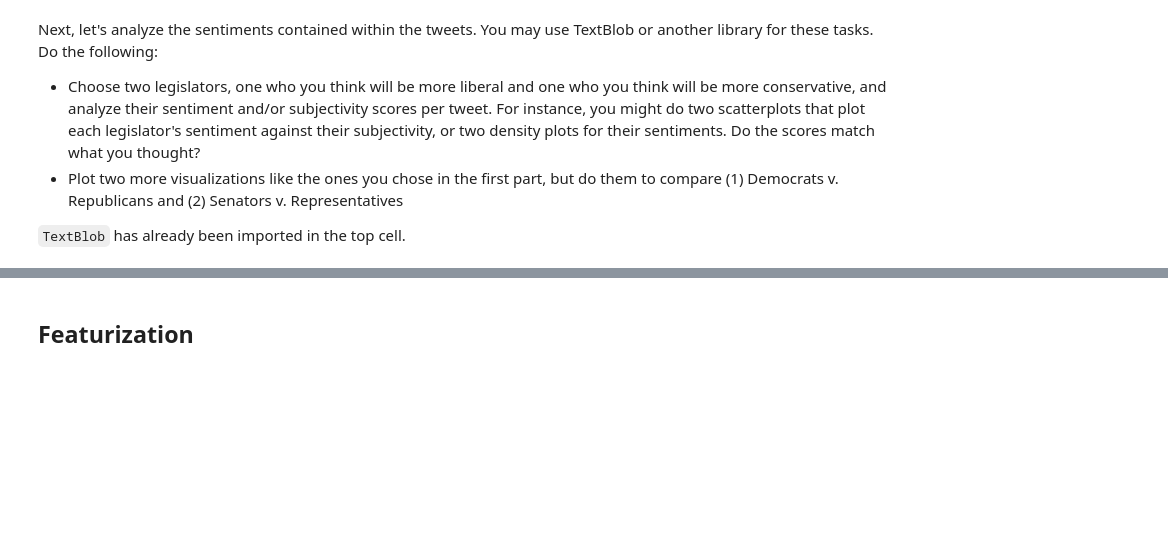
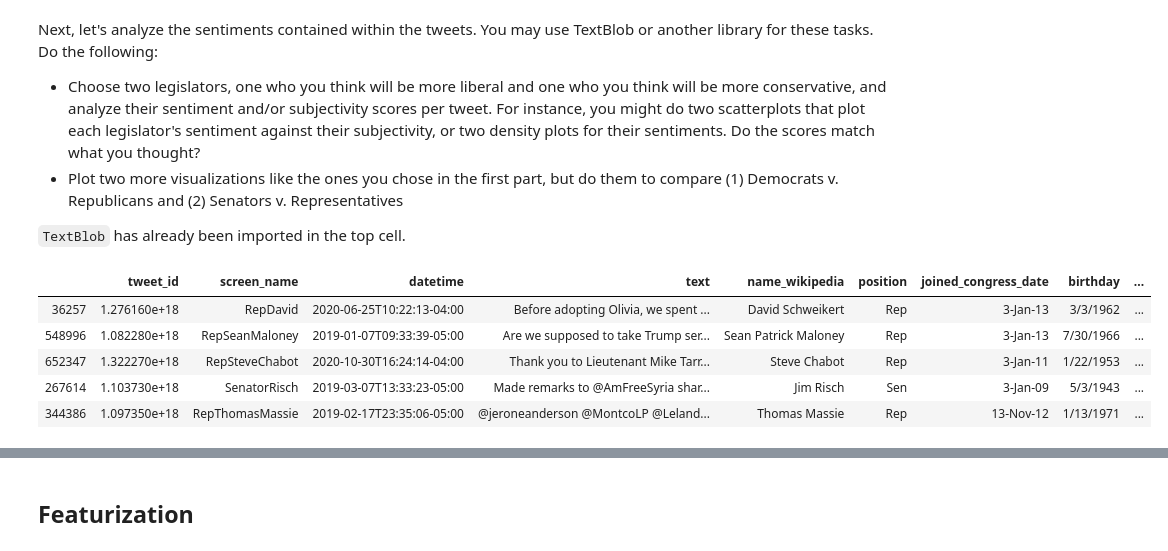
Before and after one commit to paulbsalamanca/CSS-Project-5-Team-6-Spring-2021, a Jupyter notebook: Project 5 Student.ipynb, the cells around one changed output, grey strips where cells are left out. Drawn from its saved outputs; the diff is of its cells as text; code cells hidden in the pictures; blank space fills up the shorter version.

```diff
--- a/Project 5 Student.ipynb
+++ b/Project 5 Student.ipynb
@@ -398,3 +396,14 @@ Next, let's analyze the sentiments contained within the tweets. You may use Text
 * Plot two more visualizations like the ones you chose in the first part, but do them to compare (1) Democrats v. Republicans and (2) Senators v. Representatives
 
 `TextBlob` has already been imported in the top cell.
+# %%
+congress_tweets['tokens'] = congress_tweets['tokens'].map(lambda text: ' '.join(text))
+congress_tweets['polarity'] = congress_tweets['tokens'].map(lambda text: TextBlob(text).sentiment.polarity)
+congress_tweets.head()
+# %% [output]
+|  | tweet_id | screen_name | datetime | text | name_wikipedia | position | joined_congress_date | birthday | ... |
+| 36257 | 1.276160e+18 | RepDavid | 2020-06-25T10:22:13-04:00 | Before adopting Olivia, we spent ... | David Schweikert | Rep | 3-Jan-13 | 3/3/1962 | ... |
+| 548996 | 1.082280e+18 | RepSeanMaloney | 2019-01-07T09:33:39-05:00 | Are we supposed to take Trump ser... | Sean Patrick Maloney | Rep | 3-Jan-13 | 7/30/1966 | ... |
+| 652347 | 1.322270e+18 | RepSteveChabot | 2020-10-30T16:24:14-04:00 | Thank you to Lieutenant Mike Tarr... | Steve Chabot | Rep | 3-Jan-11 | 1/22/1953 | ... |
+| 267614 | 1.103730e+18 | SenatorRisch | 2019-03-07T13:33:23-05:00 | Made remarks to @AmFreeSyria shar... | Jim Risch | Sen | 3-Jan-09 | 5/3/1943 | ... |
+| 344386 | 1.097350e+18 | RepThomasMassie | 2019-02-17T23:35:06-05:00 | @jeroneanderson @MontcoLP @Leland... | Thomas Massie | Rep | 13-Nov-12 | 1/13/1971 | ... |
```
Also changed, not shown: parts of 5 cells of this notebook.
